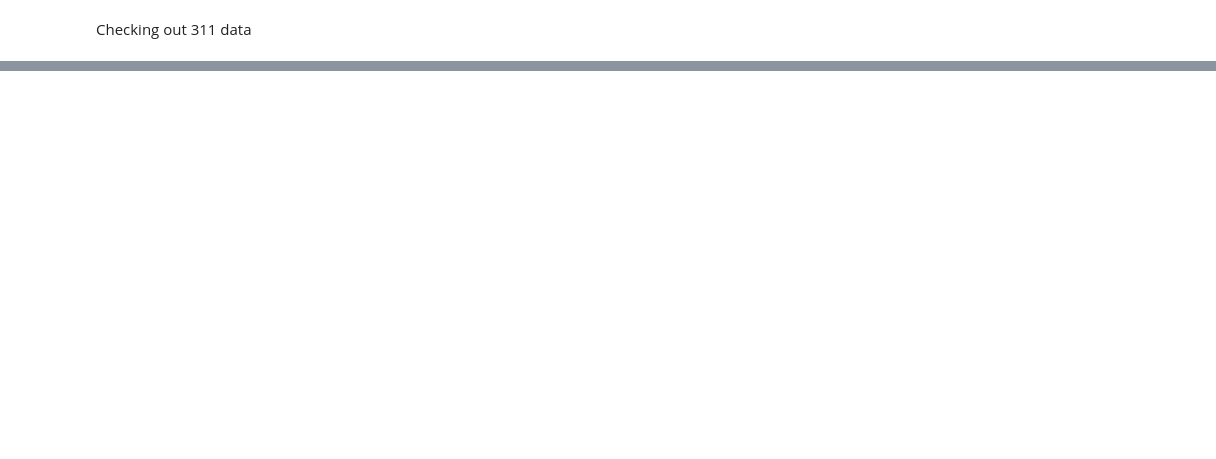
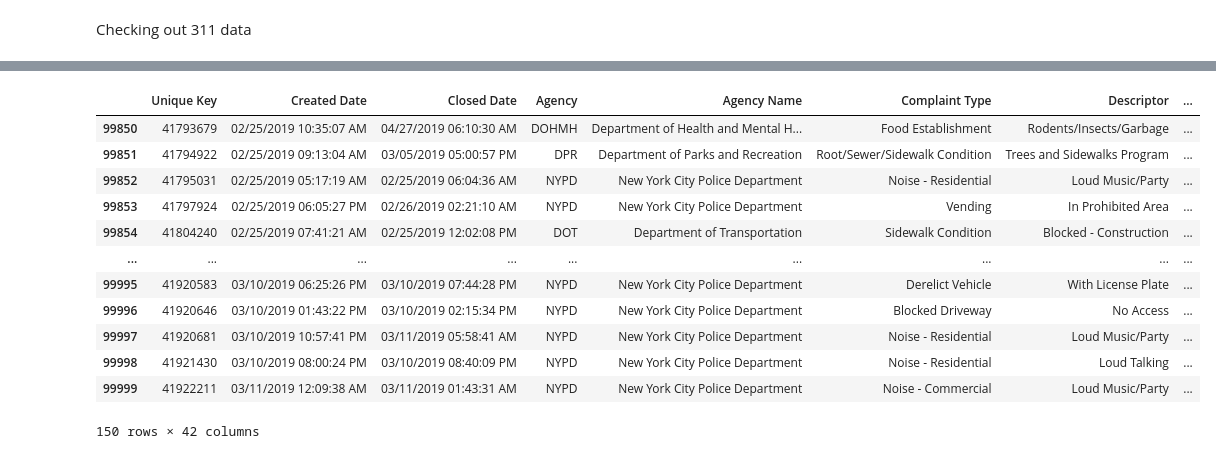
Before and after one commit to sequester21/Sb427c, a Jupyter notebook: Capstone 1/Data Inspection 311.ipynb, the cells around one changed output, grey strips where cells are left out. Cells and saved outputs as stored; diff of their text form; code cells hidden in the pictures; blank space fills up the shorter version.

```diff
--- a/Capstone 1/Data Inspection 311.ipynb
+++ b/Capstone 1/Data Inspection 311.ipynb
@@ -55,0 +111,16 @@ df['date convert'] = pd.to_datetime(df['Created Date'])
+# %%
+df.tail(20)
+# %% [output]
+|  | Unique Key | Created Date | Closed Date | Agency | Agency Name | Complaint Type | Descriptor | ... |
+| 99850 | 41793679 | 02/25/2019 10:35:07 AM | 04/27/2019 06:10:30 AM | DOHMH | Department of Health and Mental H... | Food Establishment | Rodents/Insects/Garbage | ... |
+| 99851 | 41794922 | 02/25/2019 09:13:04 AM | 03/05/2019 05:00:57 PM | DPR | Department of Parks and Recreation | Root/Sewer/Sidewalk Condition | Trees and Sidewalks Program | ... |
+| 99852 | 41795031 | 02/25/2019 05:17:19 AM | 02/25/2019 06:04:36 AM | NYPD | New York City Police Department | Noise - Residential | Loud Music/Party | ... |
+| 99853 | 41797924 | 02/25/2019 06:05:27 PM | 02/26/2019 02:21:10 AM | NYPD | New York City Police Department | Vending | In Prohibited Area | ... |
+| 99854 | 41804240 | 02/25/2019 07:41:21 AM | 02/25/2019 12:02:08 PM | DOT | Department of Transportation | Sidewalk Condition | Blocked - Construction | ... |
+| ... | ... | ... | ... | ... | ... | ... | ... | ... |
+| 99995 | 41920583 | 03/10/2019 06:25:26 PM | 03/10/2019 07:44:28 PM | NYPD | New York City Police Department | Derelict Vehicle | With License Plate | ... |
+| 99996 | 41920646 | 03/10/2019 01:43:22 PM | 03/10/2019 02:15:34 PM | NYPD | New York City Police Department | Blocked Driveway | No Access | ... |
+| 99997 | 41920681 | 03/10/2019 10:57:41 PM | 03/11/2019 05:58:41 AM | NYPD | New York City Police Department | Noise - Residential | Loud Music/Party | ... |
+| 99998 | 41921430 | 03/10/2019 08:00:24 PM | 03/10/2019 08:40:09 PM | NYPD | New York City Police Department | Noise - Residential | Loud Talking | ... |
+| 99999 | 41922211 | 03/11/2019 12:09:38 AM | 03/11/2019 01:43:31 AM | NYPD | New York City Police Department | Noise - Commercial | Loud Music/Party | ... |
+150 rows × 42 columns
```
Also changed, not shown: parts of 22 cells of this notebook.
